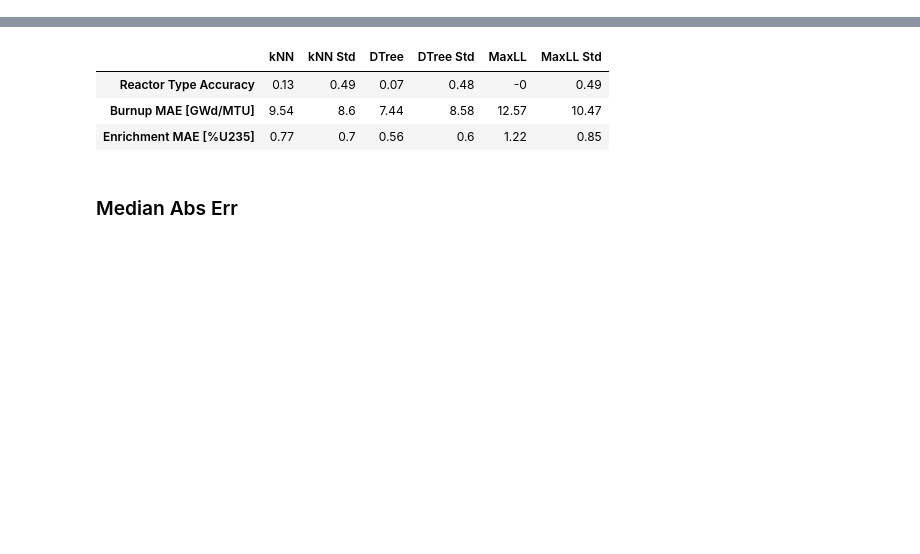
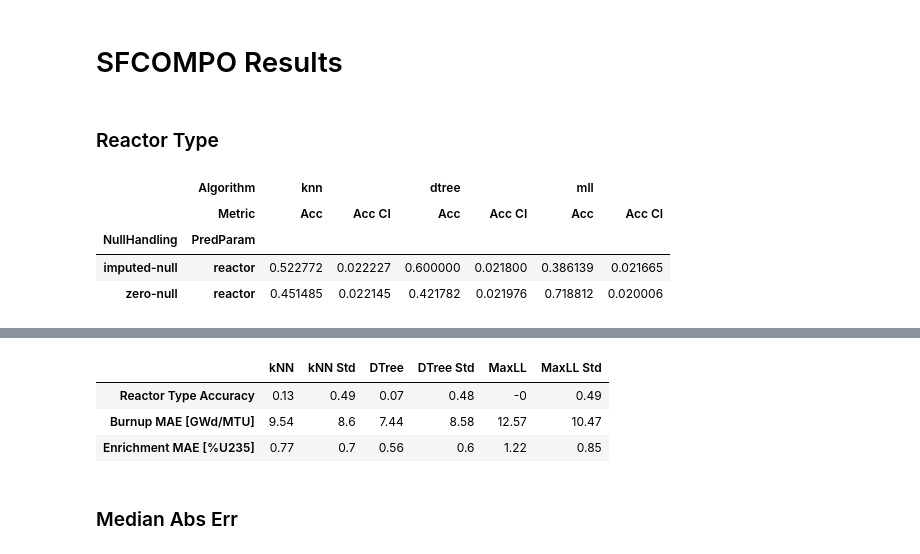
Before and after one commit to opotowsky/process_results, a Jupyter notebook: sfco-preds_mll_scikit_compare.ipynb, the cells around one changed output, grey strips where cells are left out. Drawn from its saved outputs; the diff is of its cells as text; code cells hidden in the pictures; blank space fills up the shorter version.

```diff
--- a/sfco-preds_mll_scikit_compare.ipynb
+++ b/sfco-preds_mll_scikit_compare.ipynb
@@ -5,0 +14,13 @@ from sklearn.metrics import accuracy_score, balanced_accuracy_score, mean_absolu
+# %% [markdown]
+# SFCOMPO Results
+# %% [markdown]
+### Reactor Type
+# %%
+acc_list = ['Acc', 'Acc CI']
+df.loc[(['imputed-null', 'zero-null'], 'reactor'), (['knn', 'dtree', 'mll'], acc_list)]
+# %% [output]
+|  | Algorithm | knn |  | dtree |  | mll |  |
+|  | Metric | Acc | Acc CI | Acc | Acc CI | Acc | Acc CI |
+| NullHandling | PredParam |  |  |  |  |  |  |
+| imputed-null | reactor | 0.522772 | 0.022227 | 0.600000 | 0.021800 | 0.386139 | 0.021665 |
+| zero-null | reactor | 0.451485 | 0.022145 | 0.421782 | 0.021976 | 0.718812 | 0.020006 |
```
Also changed, not shown: parts of 20 cells of this notebook.
